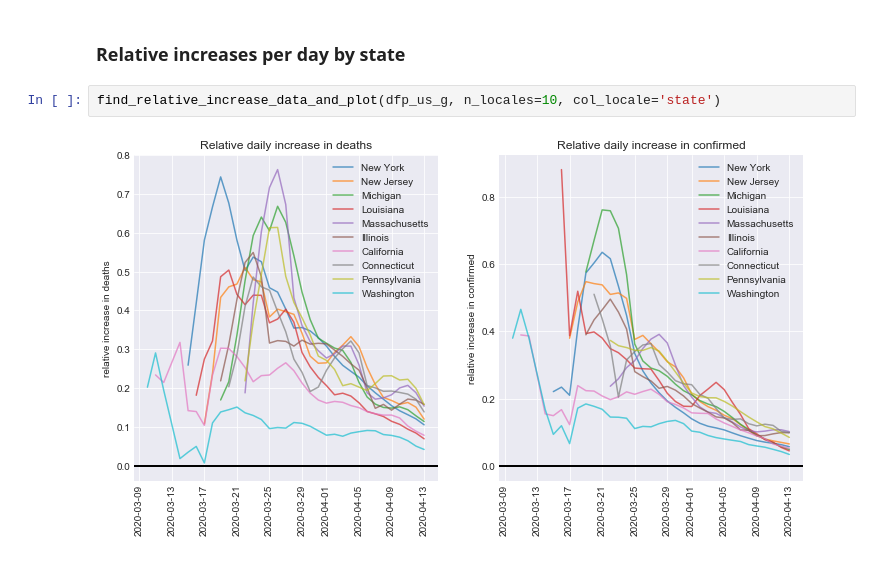
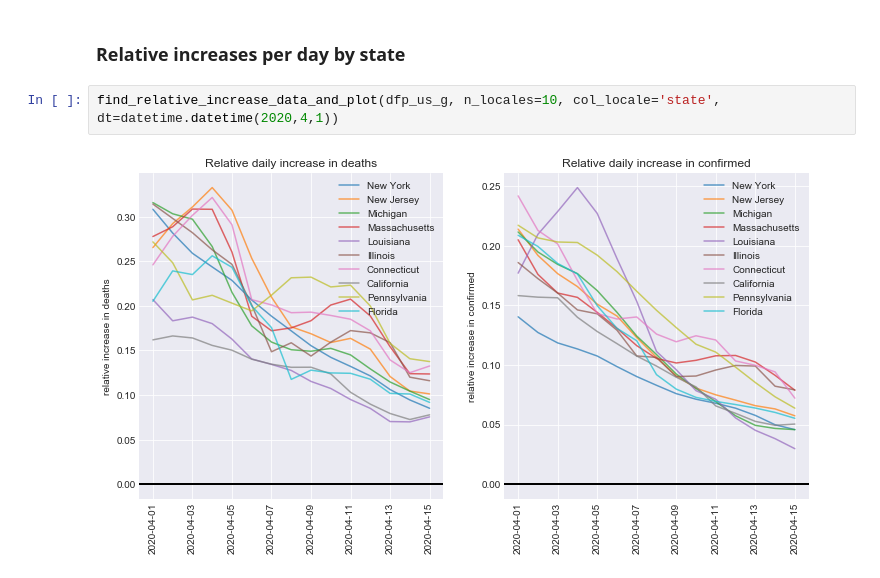
Before and after one commit to tboats/covid-19_analysis, a Jupyter notebook: analysis_covid-19.ipynb, the cells around one changed output. Saved outputs shown, nothing was run; the diff lists cells and outputs as text.

```diff
--- a/analysis_covid-19.ipynb
+++ b/analysis_covid-19.ipynb
@@ -1245,6 +1254,6 @@ plot_mortality_rate_vs_infections(dfp_us_g, states, upper_lim=0.2, id_col='state
 <a id='us_state_relative_increases'></a>
 ### Relative increases per day by state
 # %%
-find_relative_increase_data_and_plot(dfp_us_g, n_locales=10, col_locale='state')
+find_relative_increase_data_and_plot(dfp_us_g, n_locales=10, col_locale='state', dt=datetime.datetime(2020,4,1))
 # %% [output]
-[figure, old version]
+[figure, new version]
```
Also changed, not shown: parts of 31 cells of this notebook, 4 other files.
